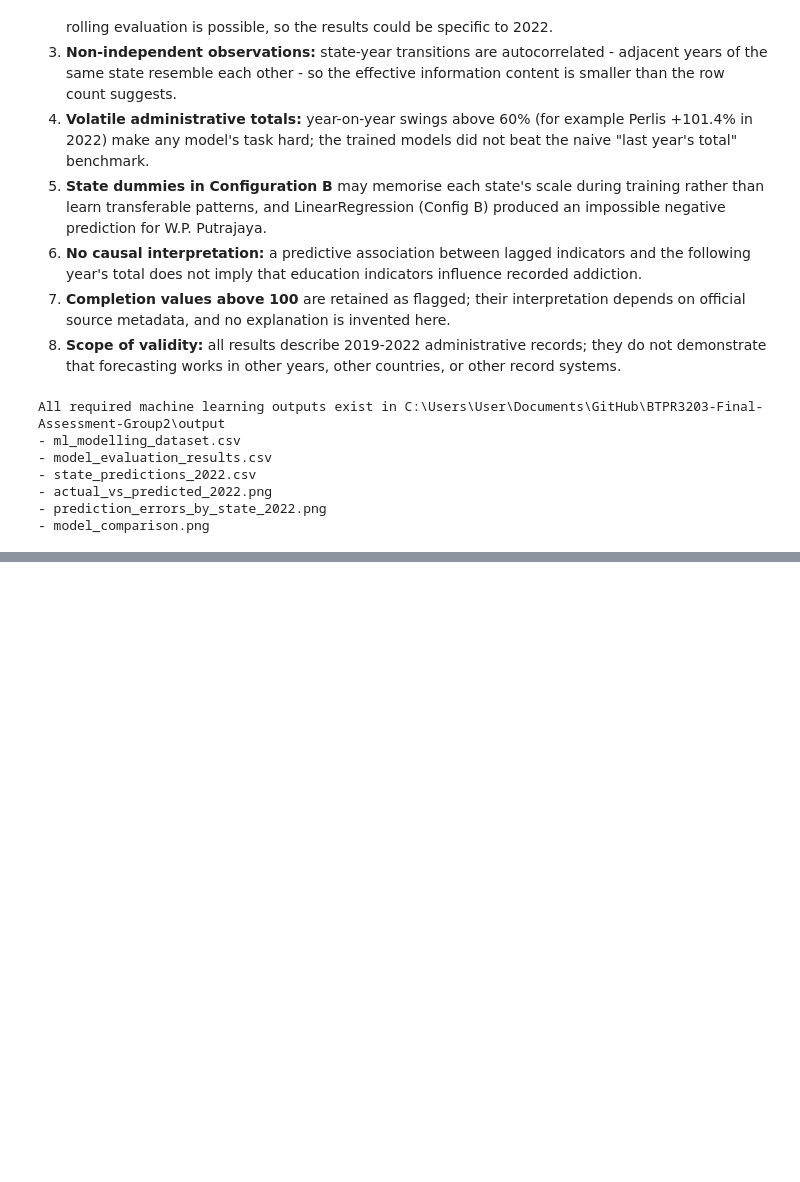
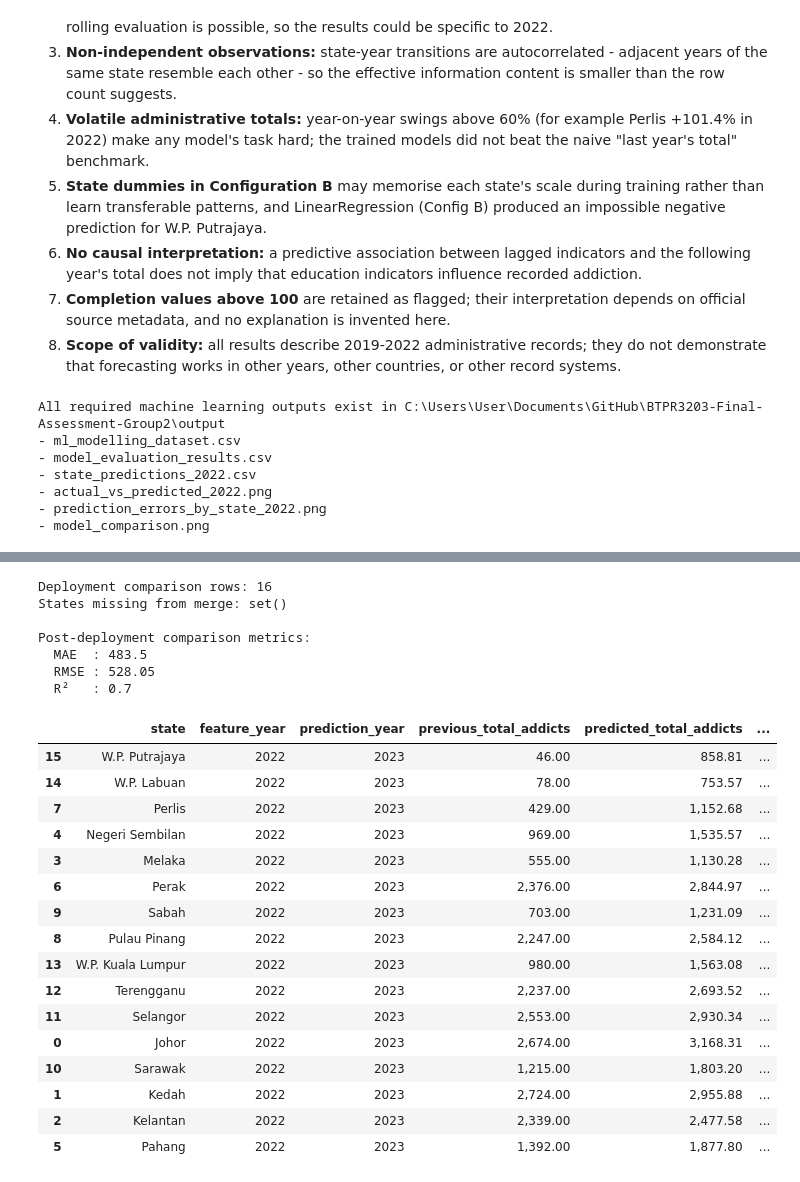
Before and after one commit to Ching040917/BTPR3203-Final-Assessment-Group2, a Jupyter notebook: notebook/RQ2_Drug_Education.ipynb, the cells around one changed output, grey strips where cells are left out. Cells and saved outputs as stored; diff of their text form; code cells hidden in the pictures; blank space fills up the shorter version.

```diff
--- a/notebook/RQ2_Drug_Education.ipynb
+++ b/notebook/RQ2_Drug_Education.ipynb
@@ -1297,0 +1499,68 @@ All required machine learning outputs exist in C:\Users\User\Documents\GitHub\BT
+# %%
+# Load actual 2023 totals from the full cleaned drug dataset (NOT drug_period)
+actual_2023 = (
+    drug.loc[
+        (drug["state"] != "Malaysia") &
+        (drug["education"] == "total") &
+        (drug["year"] == 2023),
+        ["state", "addicts"],
+    ]
+    .rename(columns={"addicts": "actual_total_addicts"})
+    .copy()
+)
+
+if actual_2023.empty:
+    raise ValueError("No actual 2023 total records found for Malaysian states.")
+
+# Merge with predictions; validate one-to-one
+comparison = deployment_df.merge(actual_2023, on="state", how="inner", validate="one_to_one")
+comparison["prediction_error"] = comparison["predicted_total_addicts"] - comparison["actual_total_addicts"]
+comparison["absolute_error"] = comparison["prediction_error"].abs()
+comparison["absolute_percentage_error"] = (
+    comparison["absolute_error"] / comparison["actual_total_addicts"] * 100
+)
+comparison["model"] = "Ridge (Config B, refit on all validated transitions)"
+
+comparison.to_csv(OUTPUT_DIR / "deployment_predictions_2023.csv", index=False)
+
+# One-to-one merge validated above; confirm all 16 states present
+print("Deployment comparison rows:", len(comparison))
+print("States missing from merge:", set(deployment_df["state"]) - set(comparison["state"]))
+assert len(comparison) == 16, f"Expected 16 rows in deployment comparison, got {len(comparison)}"
+
+# Post-deployment metrics (descriptive; not used for selection)
+mae_deploy = float(mean_absolute_error(comparison["actual_total_addicts"], comparison["predicted_total_addicts"]))
+rmse_deploy = float(np.sqrt(mean_squared_error(comparison["actual_total_addicts"], comparison["predicted_total_addicts"])))
+r2_deploy = float(r2_score(comparison["actual_total_addicts"], comparison["predicted_total_addicts"]))
+print()
+print("Post-deployment comparison metrics:")
+print("  MAE  :", round(mae_deploy, 2))
+print("  RMSE :", round(rmse_deploy, 2))
+print("  R²   :", round(r2_deploy, 2))
+print()
+display(comparison.sort_values("absolute_error", ascending=False))
+# %% [output]
+Deployment comparison rows: 16
+States missing from merge: set()
+
+Post-deployment comparison metrics:
+  MAE  : 483.5
+  RMSE : 528.05
+  R²   : 0.7
+|  | state | feature_year | prediction_year | previous_total_addicts | predicted_total_addicts | ... |
+| 15 | W.P. Putrajaya | 2022 | 2023 | 46.00 | 858.81 | ... |
+| 14 | W.P. Labuan | 2022 | 2023 | 78.00 | 753.57 | ... |
+| 7 | Perlis | 2022 | 2023 | 429.00 | 1,152.68 | ... |
+| 4 | Negeri Sembilan | 2022 | 2023 | 969.00 | 1,535.57 | ... |
+| 3 | Melaka | 2022 | 2023 | 555.00 | 1,130.28 | ... |
+| 6 | Perak | 2022 | 2023 | 2,376.00 | 2,844.97 | ... |
+| 9 | Sabah | 2022 | 2023 | 703.00 | 1,231.09 | ... |
+| 8 | Pulau Pinang | 2022 | 2023 | 2,247.00 | 2,584.12 | ... |
+| 13 | W.P. Kuala Lumpur | 2022 | 2023 | 980.00 | 1,563.08 | ... |
+| 12 | Terengganu | 2022 | 2023 | 2,237.00 | 2,693.52 | ... |
+| 11 | Selangor | 2022 | 2023 | 2,553.00 | 2,930.34 | ... |
+| 0 | Johor | 2022 | 2023 | 2,674.00 | 3,168.31 | ... |
+| 10 | Sarawak | 2022 | 2023 | 1,215.00 | 1,803.20 | ... |
+| 1 | Kedah | 2022 | 2023 | 2,724.00 | 2,955.88 | ... |
+| 2 | Kelantan | 2022 | 2023 | 2,339.00 | 2,477.58 | ... |
+| 5 | Pahang | 2022 | 2023 | 1,392.00 | 1,877.80 | ... |
```
Also changed, not shown: parts of 21 cells of this notebook, 3 other files.
